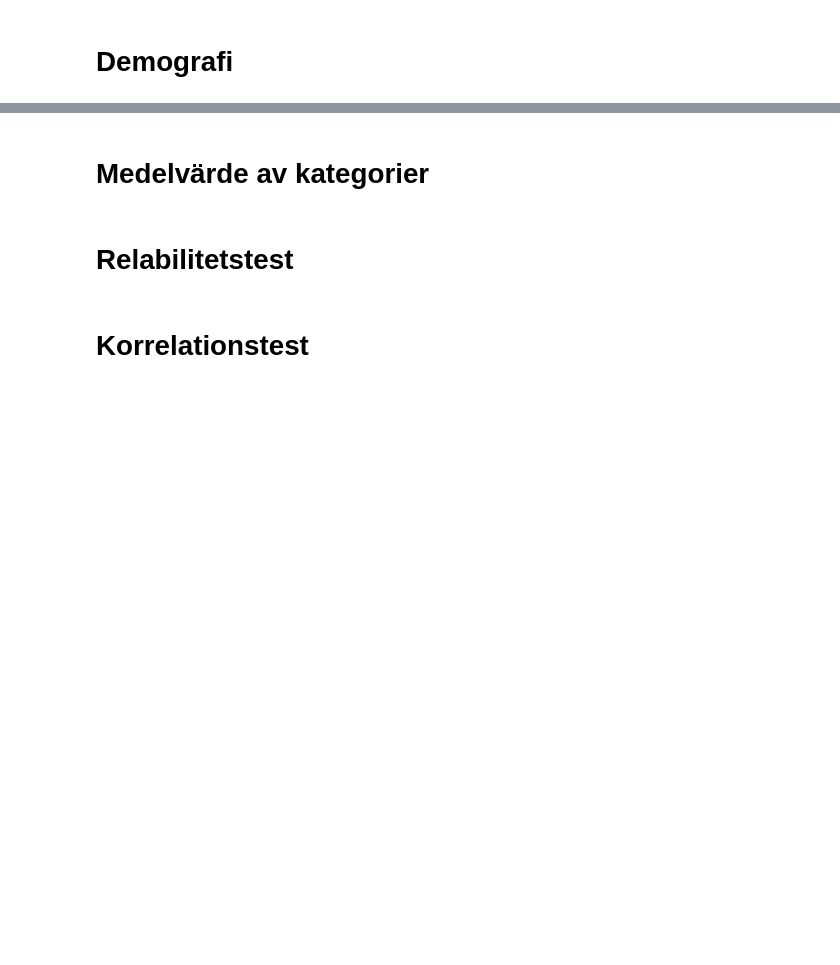
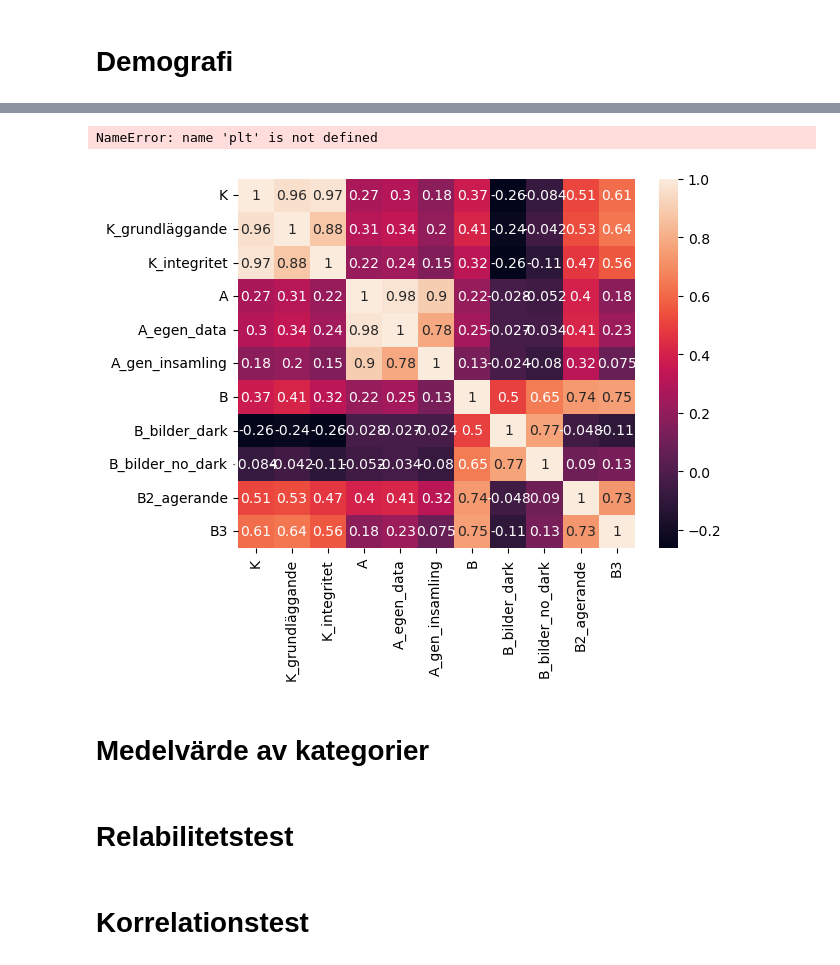
Before and after one commit to stenhoff40/Examensarbete_analys, a Jupyter notebook: analys.ipynb, the cells around one changed output, grey strips where cells are left out. Saved outputs shown, nothing was run; the diff lists cells and outputs as text; code cells hidden in the pictures; blank space fills up the shorter version.

```diff
--- a/analys.ipynb
+++ b/analys.ipynb
@@ -16,0 +28,8 @@ df = pd.read_csv("data.csv", encoding="utf-8", delimiter = ",")
+# %%
+df['Hur många invånare har orten där du bor?'] = df['Hur många invånare har orten där du bor?'].replace({
+    "0-10 000": "liten",
+    "10-50 000": "liten",
+    "50-100 000": "medel",
+    "100-200 000": "stor",
+    "200 000+": "stor"
+})
@@ -51,0 +86,32 @@ df.select_dtypes(include=["number"]).corr()
+# %%
+
+medel_k = df.iloc[:, 17:29].mean(axis=1).round(2)
+medel_k1 = df.iloc[:, 17:23].mean(axis=1)
+medel_k2 = df.iloc[:, 23:29].mean(axis=1)
+medel_a = df.iloc[:, 29:].mean(axis=1)
+medel_a1 = df.iloc[:, 29:37].mean(axis=1)
+medel_a2 = df.iloc[:, 37:].mean(axis=1)
+medel_b = df.iloc[:, 6:17].mean(axis=1)
+medel_b1_dark = df.iloc[:,[6,7,9]].mean(axis=1)
+medel_b1_no_dark = df.iloc[:,[8,10]].mean(axis=1)
+medel_b2 = df.iloc[:, 11:14].mean(axis=1)
+medel_b3 = df.iloc[:, 14:17].mean(axis=1)
+
+
+df_resp_sum = pd.DataFrame({
+                      'Kön': df.iloc[:,0],
+                      'Årskurs': df.iloc[:,1],
+                      'Program': df.iloc[:,2],
+                      'Invånare': df.iloc[:,3],
+                      'K': medel_k,
+                      'K_grundläggande': medel_k1,
+                      'K_integritet': medel_k2,
+                      'A': medel_a,
+                      'A_egen_data': medel_a1,
+                      'A_gen_insamling': medel_a2,
+                      'B': medel_b,
+                      'B_bilder_dark': medel_b1_dark,
+                      'B_bilder_no_dark': medel_b1_no_dark,
+                      'B2_agerande': medel_b2,
+                      'B3': medel_b3
+                      })
@@ -56,3 +138,11 @@ df.select_dtypes(include=["number"]).corr()
+# %%
+df_number = df_resp_sum.select_dtypes(include='number')
+matrix = df_number.corr()
+sns.heatmap(matrix,annot=True)
+plt.show()
+# %% [output]
+NameError: name 'plt' is not defined
+[figure, added]
 # %% [markdown]
 <h1>Medelvärde av kategorier</h1>
 # %% [markdown]
```
Also changed, not shown: parts of 15 cells of this notebook, 1 other file.
